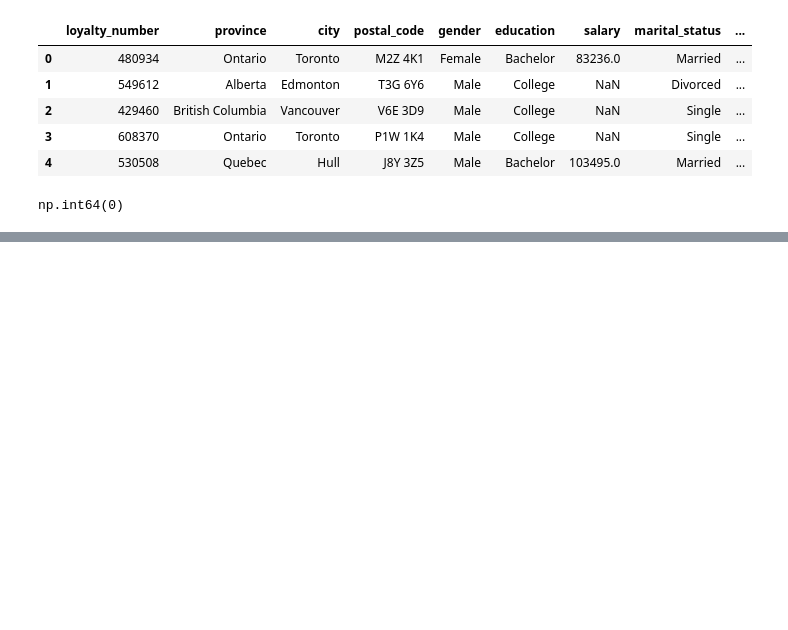
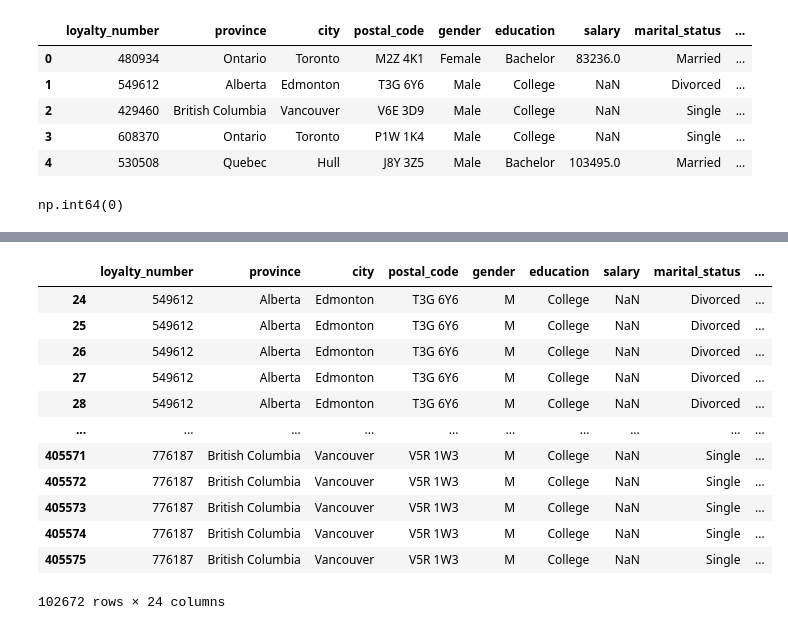
Before and after one commit to Adalab/bda-modulo-3-evaluacion-final-Marta2203H, a Jupyter notebook: Jupyters/evaluacion_mod3.ipynb, the cells around one changed output, grey strips where cells are left out. Saved outputs shown, nothing was run; the diff lists cells and outputs as text; code cells hidden in the pictures; blank space fills up the shorter version.

```diff
--- a/Jupyters/evaluacion_mod3.ipynb
+++ b/Jupyters/evaluacion_mod3.ipynb
@@ -282,0 +357,18 @@ np.int64(0)
+# %%
+#Podemos ver los detalles de los nulos, y coincide que todos los estudiantes don los que tienen NAN en el salary, lo compruebo después
+
+df_conjunto[df_conjunto["salary"].isna()]
+# %% [output]
+|  | loyalty_number | province | city | postal_code | gender | education | salary | marital_status | ... |
+| 24 | 549612 | Alberta | Edmonton | T3G 6Y6 | M | College | NaN | Divorced | ... |
+| 25 | 549612 | Alberta | Edmonton | T3G 6Y6 | M | College | NaN | Divorced | ... |
+| 26 | 549612 | Alberta | Edmonton | T3G 6Y6 | M | College | NaN | Divorced | ... |
+| 27 | 549612 | Alberta | Edmonton | T3G 6Y6 | M | College | NaN | Divorced | ... |
+| 28 | 549612 | Alberta | Edmonton | T3G 6Y6 | M | College | NaN | Divorced | ... |
+| ... | ... | ... | ... | ... | ... | ... | ... | ... | ... |
+| 405571 | 776187 | British Columbia | Vancouver | V5R 1W3 | M | College | NaN | Single | ... |
+| 405572 | 776187 | British Columbia | Vancouver | V5R 1W3 | M | College | NaN | Single | ... |
+| 405573 | 776187 | British Columbia | Vancouver | V5R 1W3 | M | College | NaN | Single | ... |
+| 405574 | 776187 | British Columbia | Vancouver | V5R 1W3 | M | College | NaN | Single | ... |
+| 405575 | 776187 | British Columbia | Vancouver | V5R 1W3 | M | College | NaN | Single | ... |
+102672 rows × 24 columns
```
Also changed, not shown: parts of 11 cells of this notebook, 1 other file.
